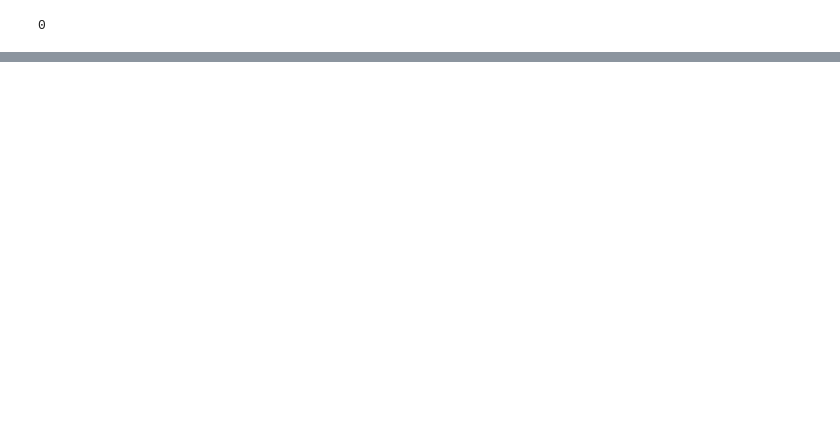
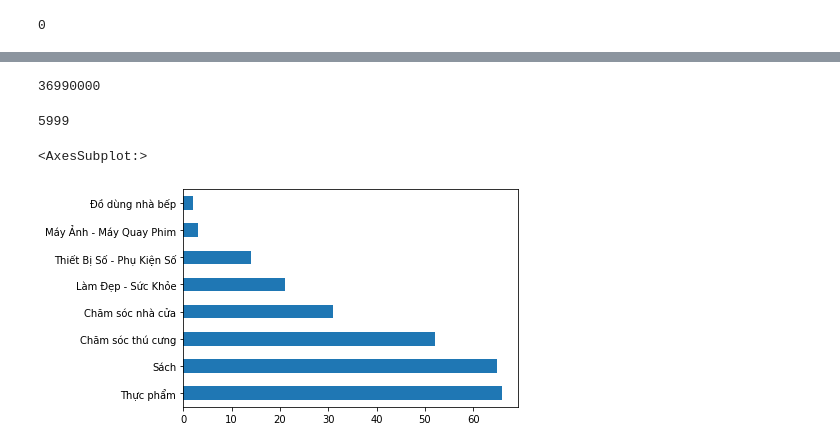
Before and after one commit to phanthetue2309/Data-Science-School-Learn, a Jupyter notebook: 25_04_2021_Final_Exam/Final_Exam.ipynb, the cells around one changed output, grey strips where cells are left out. Cells and saved outputs as stored; diff of their text form; code cells hidden in the pictures; blank space fills up the shorter version.

Commit message:
New change
Get data from json to CSV and new Data Visualization

```diff
--- a/25_04_2021_Final_Exam/Final_Exam.ipynb
+++ b/25_04_2021_Final_Exam/Final_Exam.ipynb
@@ -113,0 +66,15 @@ for i in range (7):
+# %%
+max(df['Price'])
+# %% [output]
+36990000
+# %%
+min(df['Price'])
+# %% [output]
+5999
+# %%
+data = df.copy()
+data_100nghin = data.loc[data['List-Price'] <= 100000]
+data_100nghin['Category'].value_counts().plot(kind = 'barh')
+# %% [output]
+<AxesSubplot:>
+[figure, added]
```
Also changed, not shown: parts of 19 cells of this notebook.
